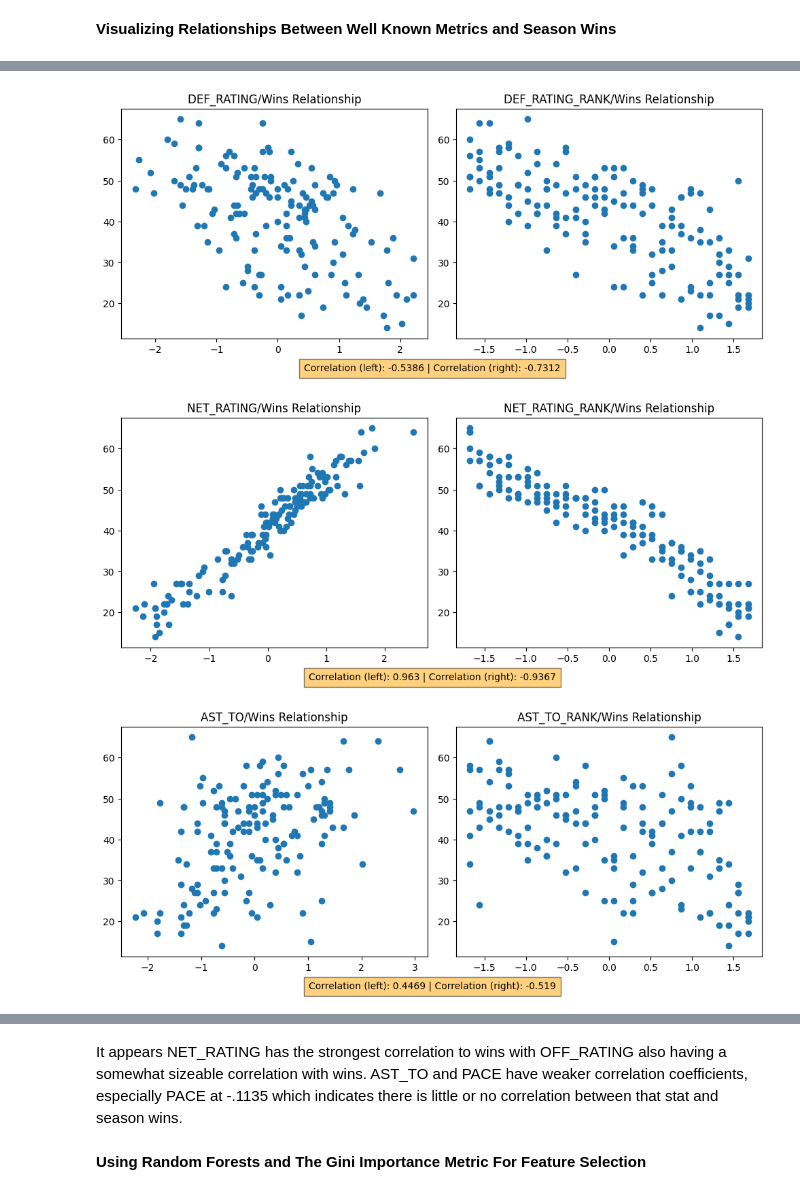
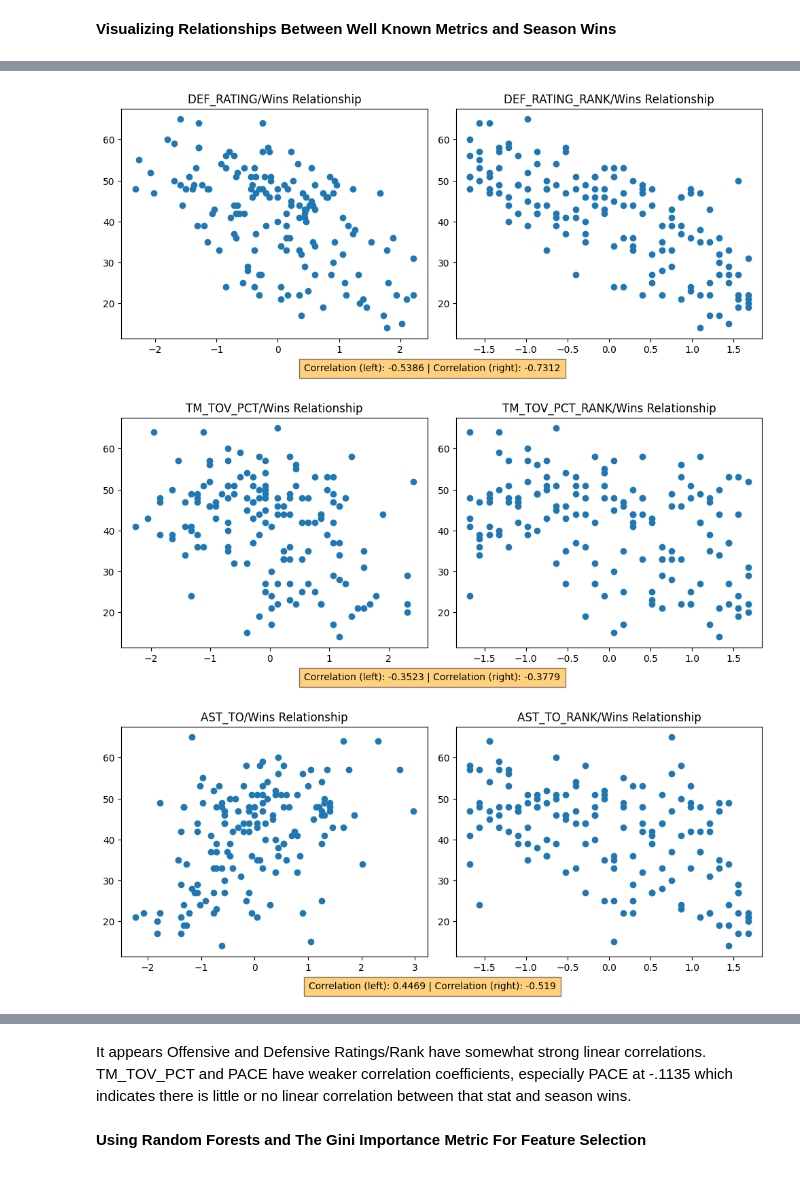
Before and after one commit to JLawrence04/Projects, a Jupyter notebook: NBA_Season_Wins_Predictor/NBASeasonWinsPredictor.ipynb, the cells around one changed output, grey strips where cells are left out. Saved outputs shown, nothing was run; the diff lists cells and outputs as text; code cells hidden in the pictures.

```diff
--- a/NBA_Season_Wins_Predictor/NBASeasonWinsPredictor.ipynb
+++ b/NBA_Season_Wins_Predictor/NBASeasonWinsPredictor.ipynb
@@ -34,7 +34,7 @@ seasons = ['2023-24','2022-23','2021-22','2018-19','2017-18'] #Seasons going to
 
 dfs = []
 for season in seasons:
-    stats = leaguedashteamstats.LeagueDashTeamStats(season=season,measure_type_detailed_defense='Advanced')
+    stats = leaguedashteamstats.LeagueDashTeamStats(season=season,measure_type_detailed_defense='Advanced',league_id_nullable = '00')
     statsdf = stats.get_data_frames()[0]
     statsdf.insert(loc = 0 , column = 'SEASON', value=season)
     dfs.append(statsdf)
@@ -84,7 +90,7 @@ Index(['SEASON', 'TEAM_ID', 'TEAM_NAME', 'GP', 'W', 'L', 'W_PCT', 'MIN',
        'PIE_RANK'],
       dtype='object')
 # %%
-NBA_df = NBA_df.drop(['SEASON','TEAM_ID','TEAM_NAME','GP','L','W_PCT','MIN','GP_RANK','W_RANK','L_RANK','W_PCT_RANK','MIN_RANK'], axis = 1)
+NBA_df = NBA_df.drop(['SEASON','TEAM_ID','TEAM_NAME','GP','L','W_PCT','MIN','GP_RANK','W_RANK','L_RANK','W_PCT_RANK','MIN_RANK','E_NET_RATING','NET_RATING'], axis = 1)
 #Getting rid of columns not needed or interfere with wins predictions
 
 print("Number of Columns Left: ",len(NBA_df.columns)) #Amount of metrics left
@@ -175,33 +195,33 @@ The subsequent rank statistic indicates the best and worst teams for each stat i
 # %%
 scaled_df = pd.DataFrame(X, columns=NBA_df.columns[1:])
 #When creating plots using matplotlib, it will be easier to implement if the variables are stored in a dataframe with clearly labeled columns
 #compared to a numpy array
 
-metrics = ['OFF_RATING', 'DEF_RATING', 'NET_RATING','AST_TO','PACE']
+metrics = ['OFF_RATING', 'DEF_RATING','TM_TOV_PCT','AST_TO','PACE']
 ranked_metrics = [i + '_RANK' for i in metrics]
 
 #Creating relationship plots for specified metrics and their ranked version counterpart
 for i in range(len(metrics)):
     fig, ax = plt.subplots(1,2, figsize = (10,4.5))
     ax[0].scatter(scaled_df[metrics[i]],y)
     ax[0].set_title(str(metrics[i])+"/Wins Relationship")
 
     ax[1].scatter(scaled_df[ranked_metrics[i]],y)
 
     ax[1].set_title(str(ranked_metrics[i])+"/Wins Relationship")
     corr1 = scaled_df[metrics[i]].corr(y)
     corr2 = scaled_df[ranked_metrics[i]].corr(y)
     fig.text(0.5, 0.01, f'Correlation (left): {round(corr1,4)} | Correlation (right): {round(corr2,4)}', ha='center', fontsize=10, bbox={"facecolor": "orange", "alpha": 0.5, "pad": 5})
 
     plt.tight_layout(rect=[0, 0.03, 1, 0.95])#Prevents overlap between correlation box and plots
 # %% [output]
 [figure]
 [figure]
-[figure, old version]
+[figure, new version]
 [figure]
 [figure]
 # %% [markdown]
-It appears NET_RATING has the strongest correlation to wins with OFF_RATING also having a somewhat sizeable correlation with wins. AST_TO and PACE have weaker correlation coefficients, especially PACE at -.1135 which indicates there is little or no correlation between that stat and season wins.
+It appears Offensive and Defensive Ratings/Rank have somewhat strong linear correlations. TM_TOV_PCT and PACE have weaker correlation coefficients, especially PACE at -.1135 which indicates there is little or no linear correlation between that stat and season wins.
 # %% [markdown]
 **Using Random Forests and The Gini Importance Metric For Feature Selection**
 # %% [markdown]
```
Also changed, not shown: parts of 23 cells of this notebook.
